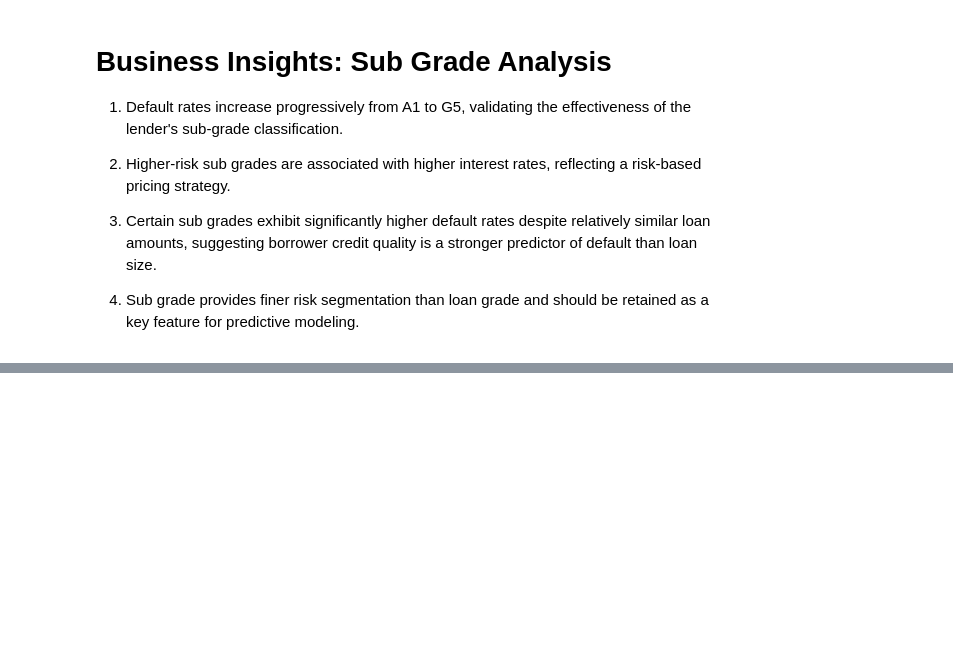
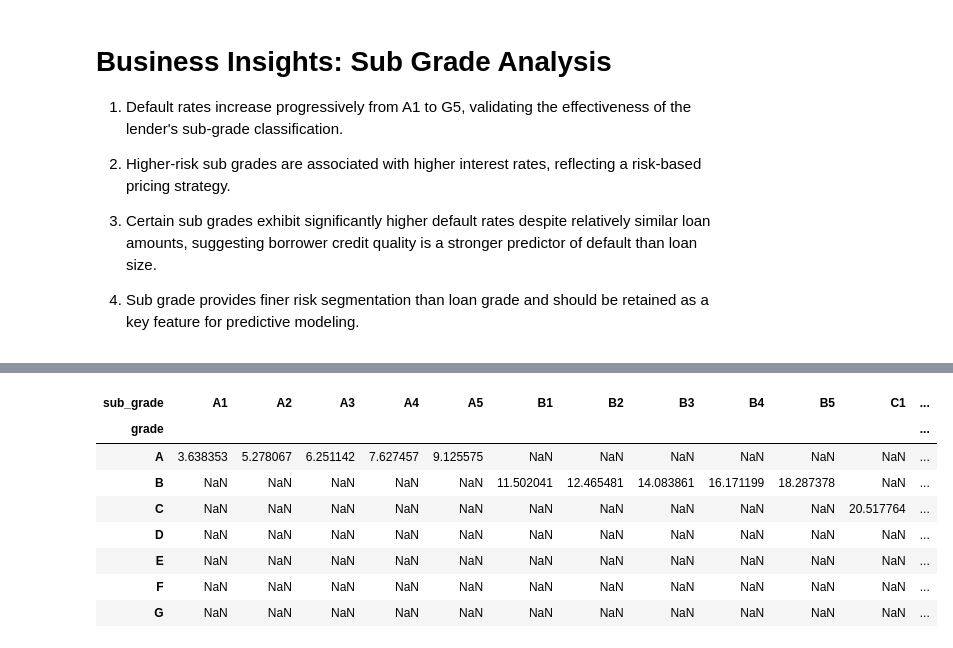
Before and after one commit to purvapatil565/Credit-Risk-Portfolio-Analytics, a Jupyter notebook: notebooks/04_exploratory_data_analysis.ipynb, the cells around one changed output, grey strips where cells are left out. Saved outputs shown, nothing was run; the diff lists cells and outputs as text; code cells hidden in the pictures; blank space fills up the shorter version.

```diff
--- a/notebooks/04_exploratory_data_analysis.ipynb
+++ b/notebooks/04_exploratory_data_analysis.ipynb
@@ -1016,0 +1019,16 @@ subgrade_summary
+# %%
+# ============================================================
+# STEP 8.6.1 : Default Rate by Grade and Sub Grade
+# ============================================================
+
+heatmap_df = (
+    loan_df
+    .groupby(["grade", "sub_grade"])["default_flag"]
+    .mean()
+    .reset_index()
+)
+
+# Convert to percentage
+heatmap_df["default_flag"] *= 100
+
+heatmap_df.head()
@@ -1016,0 +1042,22 @@ subgrade_summary
+# %%
+# ============================================================
+# STEP 8.6.2 : Create Pivot Table
+# ============================================================
+
+risk_matrix = heatmap_df.pivot(
+    index="grade",
+    columns="sub_grade",
+    values="default_flag"
+)
+
+risk_matrix
+# %% [output]
+| sub_grade | A1 | A2 | A3 | A4 | A5 | B1 | B2 | B3 | B4 | B5 | C1 | ... |
+| grade |  |  |  |  |  |  |  |  |  |  |  | ... |
+| A | 3.638353 | 5.278067 | 6.251142 | 7.627457 | 9.125575 | NaN | NaN | NaN | NaN | NaN | NaN | ... |
+| B | NaN | NaN | NaN | NaN | NaN | 11.502041 | 12.465481 | 14.083861 | 16.171199 | 18.287378 | NaN | ... |
+| C | NaN | NaN | NaN | NaN | NaN | NaN | NaN | NaN | NaN | NaN | 20.517764 | ... |
+| D | NaN | NaN | NaN | NaN | NaN | NaN | NaN | NaN | NaN | NaN | NaN | ... |
+| E | NaN | NaN | NaN | NaN | NaN | NaN | NaN | NaN | NaN | NaN | NaN | ... |
+| F | NaN | NaN | NaN | NaN | NaN | NaN | NaN | NaN | NaN | NaN | NaN | ... |
+| G | NaN | NaN | NaN | NaN | NaN | NaN | NaN | NaN | NaN | NaN | NaN | ... |
```
Also changed, not shown: parts of 3 cells of this notebook.
